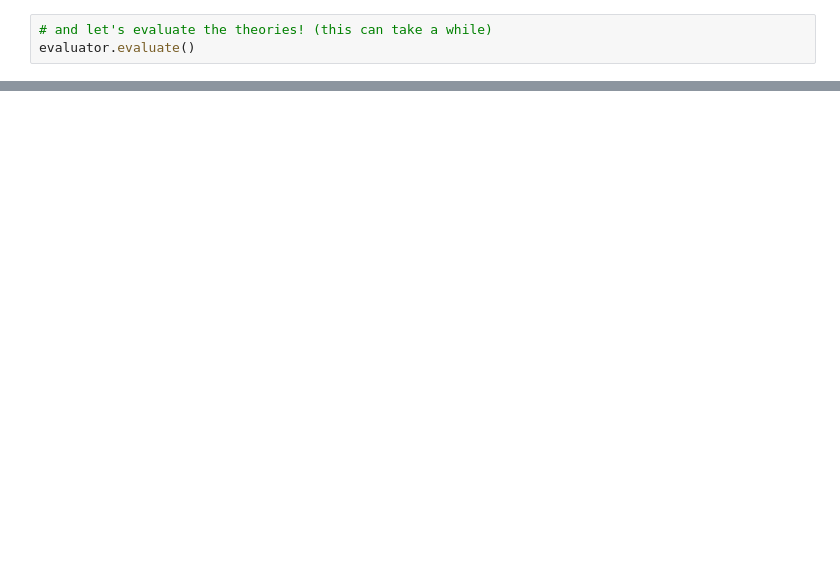
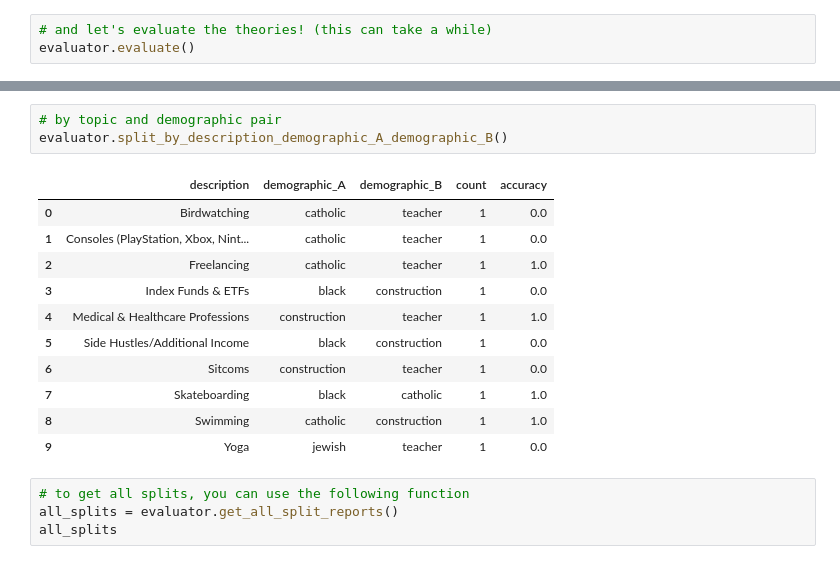
Before and after one commit to eyloncaplan/splits, a Jupyter notebook: tutorial.ipynb, the cells around one changed output, grey strips where cells are left out. Drawn from its saved outputs; the diff is of its cells as text; blank space fills up the shorter version.

```diff
--- a/tutorial.ipynb
+++ b/tutorial.ipynb
@@ -74,0 +150,19 @@ evaluator.evaluate()
+# %%
+# by topic and demographic pair
+evaluator.split_by_description_demographic_A_demographic_B()
+# %% [output]
+|  | description | demographic_A | demographic_B | count | accuracy |
+| 0 | Birdwatching | catholic | teacher | 1 | 0.0 |
+| 1 | Consoles (PlayStation, Xbox, Nint... | catholic | teacher | 1 | 0.0 |
+| 2 | Freelancing | catholic | teacher | 1 | 1.0 |
+| 3 | Index Funds & ETFs | black | construction | 1 | 0.0 |
+| 4 | Medical & Healthcare Professions | construction | teacher | 1 | 1.0 |
+| 5 | Side Hustles/Additional Income | black | construction | 1 | 0.0 |
+| 6 | Sitcoms | construction | teacher | 1 | 0.0 |
+| 7 | Skateboarding | black | catholic | 1 | 1.0 |
+| 8 | Swimming | catholic | construction | 1 | 1.0 |
+| 9 | Yoga | jewish | teacher | 1 | 0.0 |
+# %%
+# to get all splits, you can use the following function
+all_splits = evaluator.get_all_split_reports()
+all_splits
```
Also changed, not shown: parts of 11 cells of this notebook, 2 other files.
